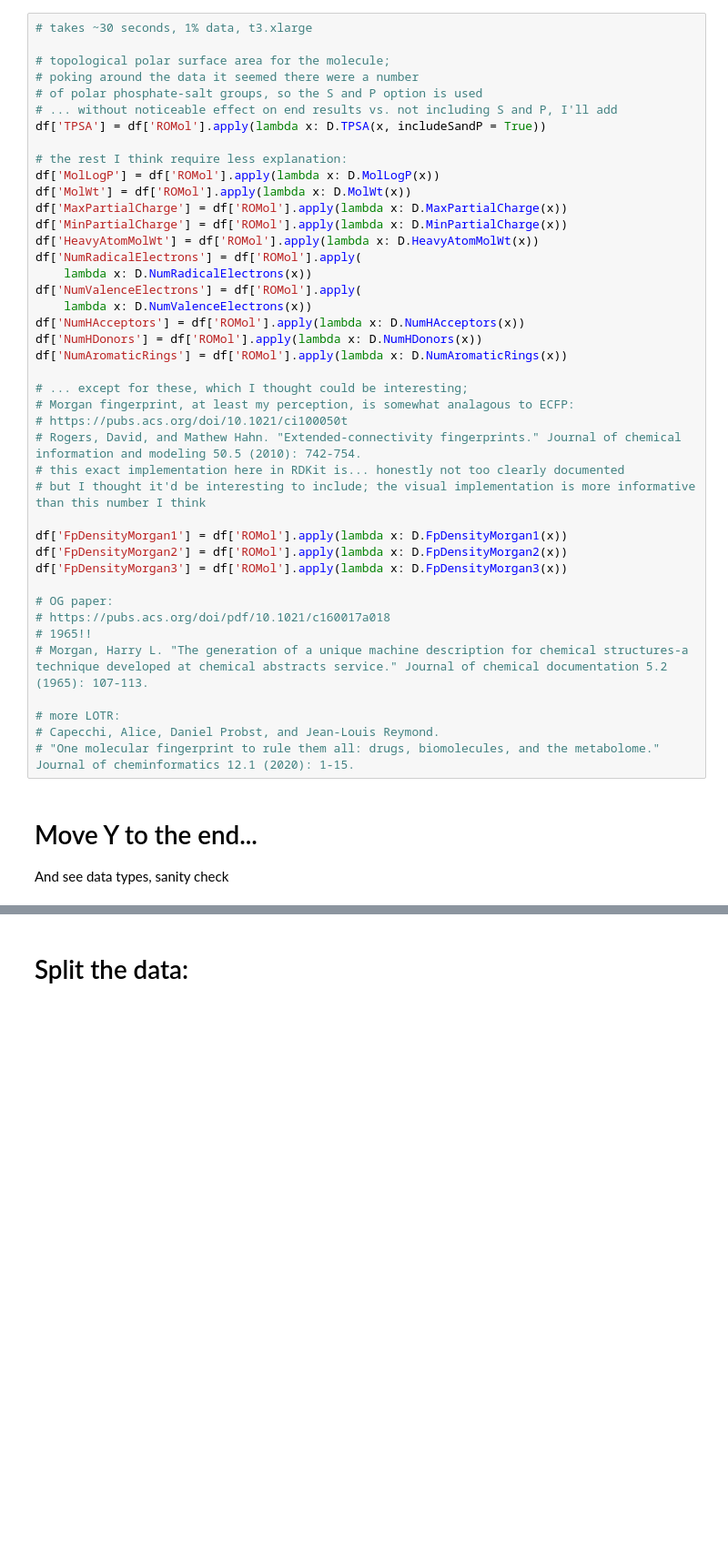
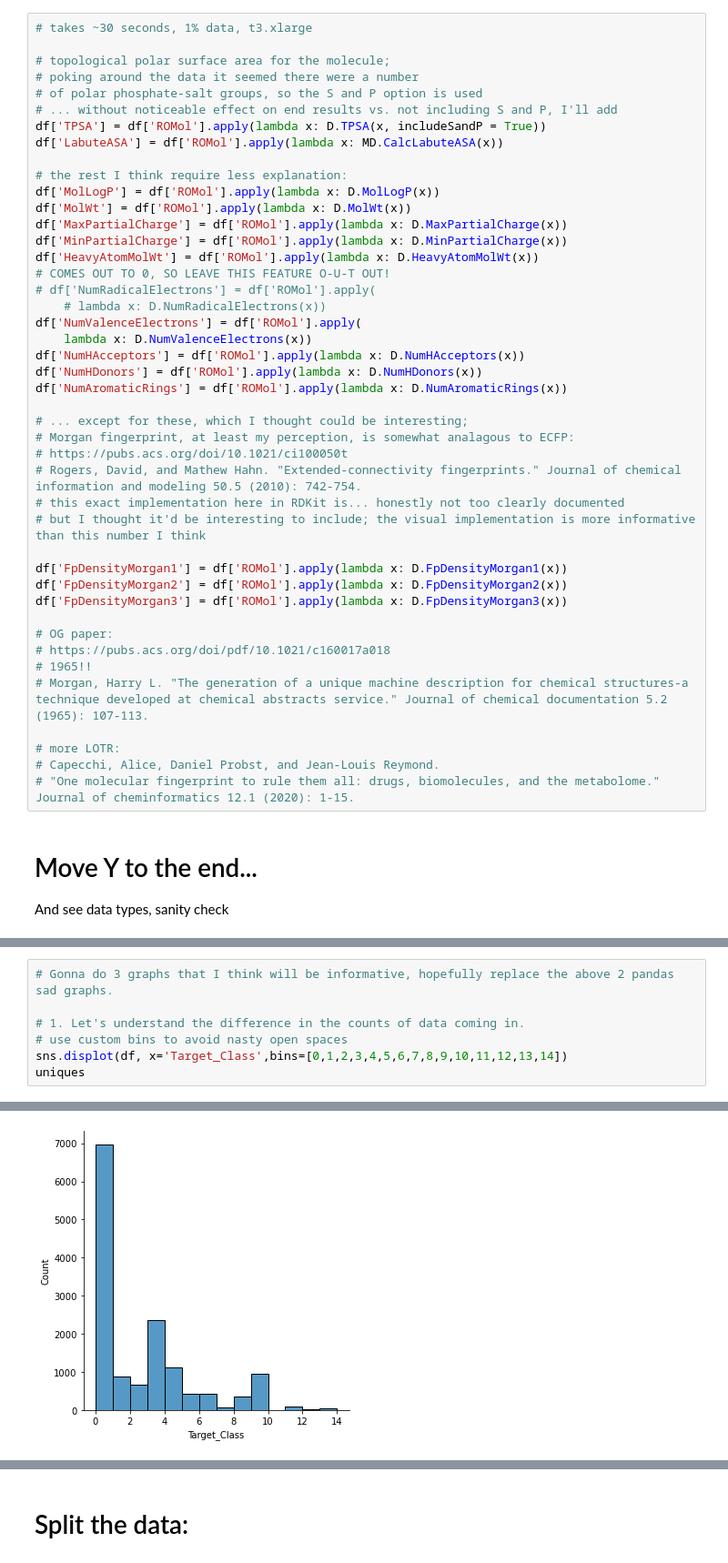
Before and after one commit to patimus-prime/proteinClassPrediction, a Jupyter notebook: presentation.ipynb, the cells around one changed output, grey strips where cells are left out. Shown at 91% size. Saved outputs shown, nothing was run; the diff lists cells and outputs as text; blank space fills up the shorter version.

```diff
--- a/presentation.ipynb
+++ b/presentation.ipynb
@@ -281,6 +274,7 @@ df.describe()
 # of polar phosphate-salt groups, so the S and P option is used
 # ... without noticeable effect on end results vs. not including S and P, I'll add
 df['TPSA'] = df['ROMol'].apply(lambda x: D.TPSA(x, includeSandP = True))
+df['LabuteASA'] = df['ROMol'].apply(lambda x: MD.CalcLabuteASA(x))
 
 # the rest I think require less explanation:
 df['MolLogP'] = df['ROMol'].apply(lambda x: D.MolLogP(x))
@@ -288,8 +282,9 @@ df['MolWt'] = df['ROMol'].apply(lambda x: D.MolWt(x))
 df['MaxPartialCharge'] = df['ROMol'].apply(lambda x: D.MaxPartialCharge(x))
 df['MinPartialCharge'] = df['ROMol'].apply(lambda x: D.MinPartialCharge(x))
 df['HeavyAtomMolWt'] = df['ROMol'].apply(lambda x: D.HeavyAtomMolWt(x))
-df['NumRadicalElectrons'] = df['ROMol'].apply(
-    lambda x: D.NumRadicalElectrons(x))
+# COMES OUT TO 0, SO LEAVE THIS FEATURE O-U-T OUT!
+# df['NumRadicalElectrons'] = df['ROMol'].apply(
+    # lambda x: D.NumRadicalElectrons(x))
 df['NumValenceElectrons'] = df['ROMol'].apply(
     lambda x: D.NumValenceElectrons(x))
 df['NumHAcceptors'] = df['ROMol'].apply(lambda x: D.NumHAcceptors(x))
@@ -359,0 +411,8 @@ Now to finally separate out train and test samples.
+# %%
+# Gonna do 3 graphs that I think will be informative, hopefully replace the above 2 pandas sad graphs.
+
+# 1. Let's understand the difference in the counts of data coming in.
+# use custom bins to avoid nasty open spaces
+sns.displot(df, x='Target_Class',bins=[0,1,2,3,4,5,6,7,8,9,10,11,12,13,14])
+uniques
+# %% [output]
@@ -359,0 +425 @@ Now to finally separate out train and test samples.
+[figure, added]
```
Also changed, not shown: parts of 53 cells of this notebook.
